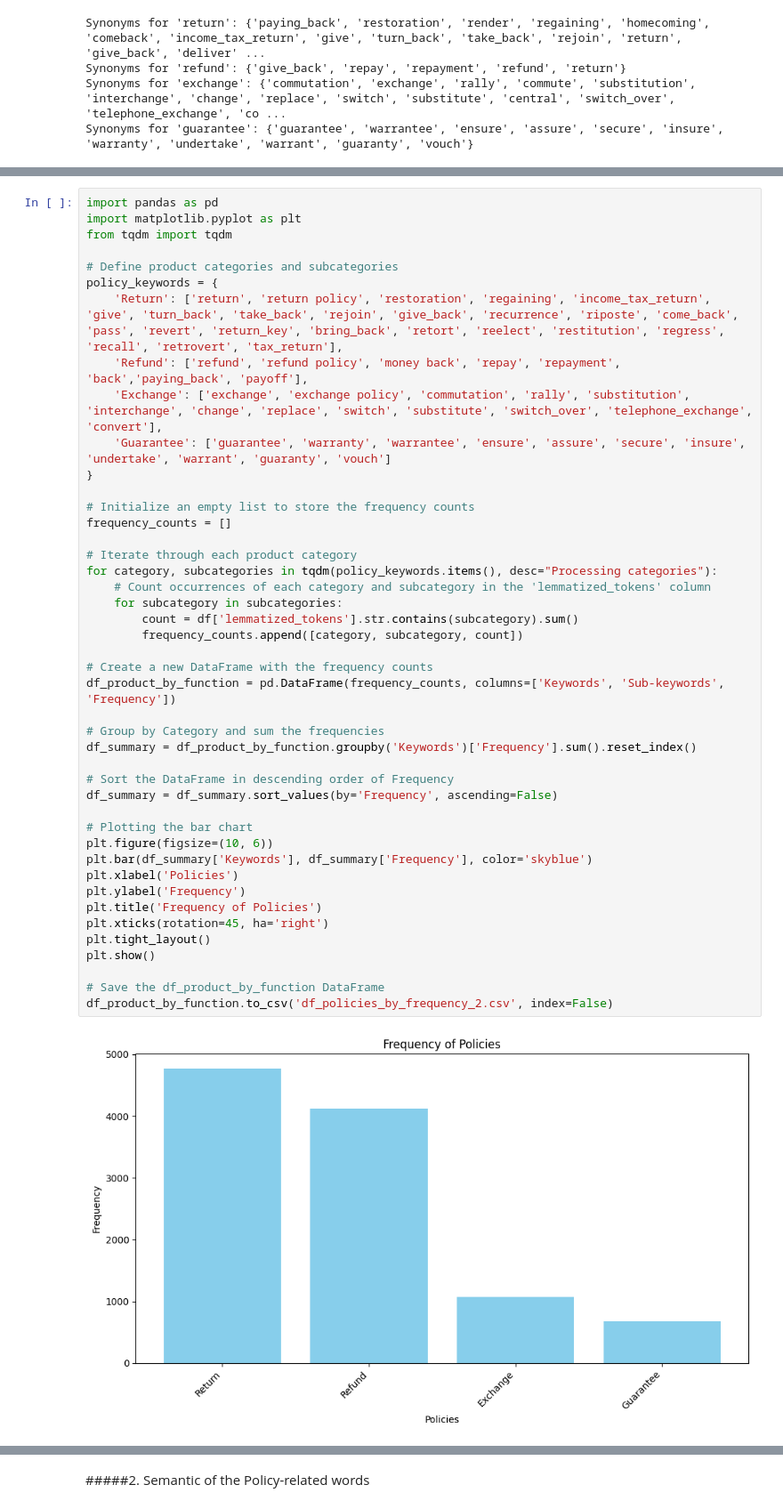
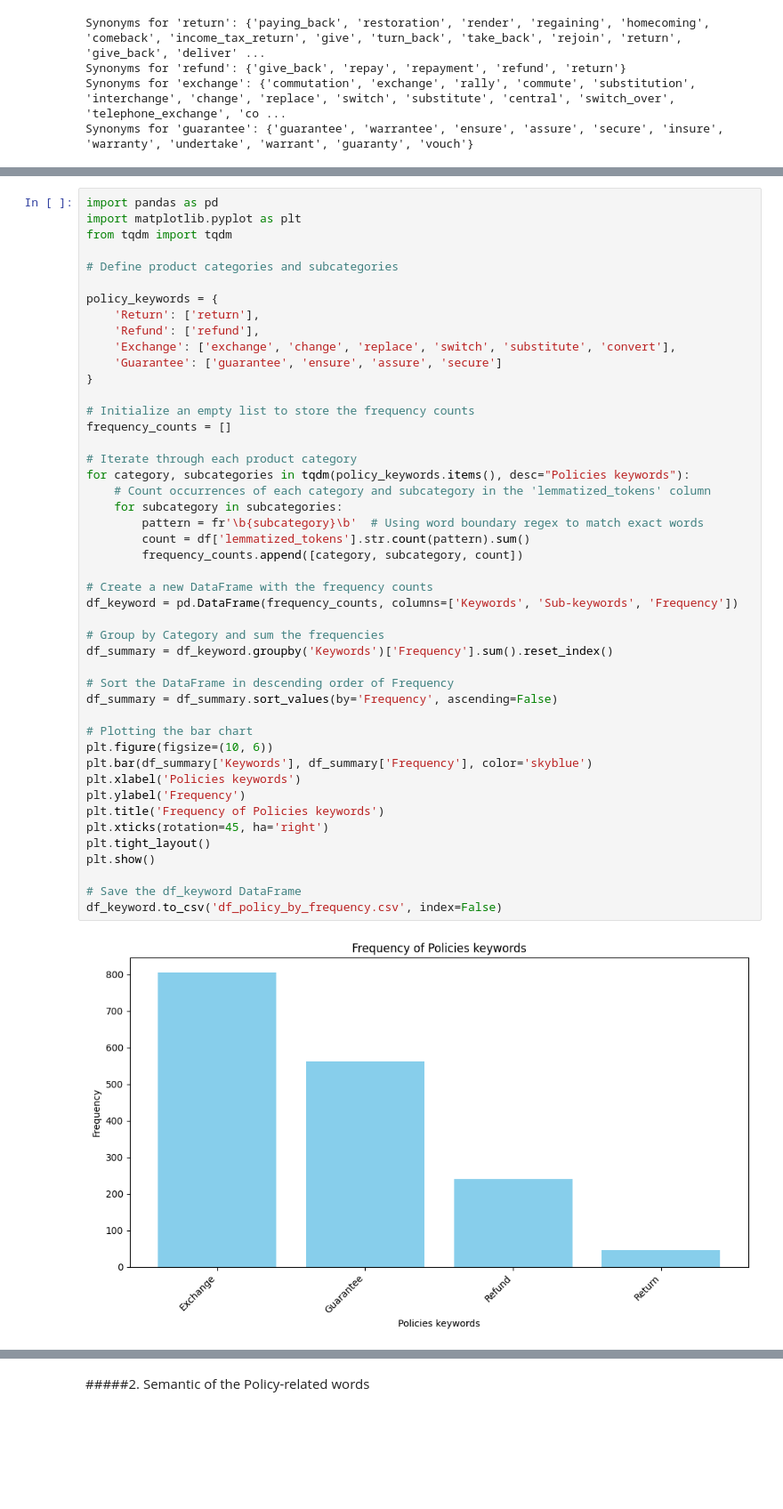
Before and after one commit to hoangquang0601/FYP_Python, a Jupyter notebook: FYP_All.ipynb, the cells around one changed output, grey strips where cells are left out. Shown at 89% size. Cells and saved outputs as stored; diff of their text form; blank space fills up the shorter version.

```diff
--- a/FYP_All.ipynb
+++ b/FYP_All.ipynb
@@ -1925,43 +1956,45 @@ import matplotlib.pyplot as plt
 from tqdm import tqdm
 
 # Define product categories and subcategories
+
 policy_keywords = {
-    'Return': ['return', 'return policy', 'restoration', 'regaining', 'income_tax_return', 'give', 'turn_back', 'take_back', 'rejoin', 'give_back', 'recurrence', 'riposte', 'come_back', 'pass', 'revert', 'return_key', 'bring_back', 'retort', 'reelect', 'restitution', 'regress', 'recall', 'retrovert', 'tax_return'],
-    'Refund': ['refund', 'refund policy', 'money back', 'repay', 'repayment', 'back','paying_back', 'payoff'],
-    'Exchange': ['exchange', 'exchange policy', 'commutation', 'rally', 'substitution', 'interchange', 'change', 'replace', 'switch', 'substitute', 'switch_over', 'telephone_exchange', 'convert'],
-    'Guarantee': ['guarantee', 'warranty', 'warrantee', 'ensure', 'assure', 'secure', 'insure', 'undertake', 'warrant', 'guaranty', 'vouch']
+    'Return': ['return'],
+    'Refund': ['refund'],
+    'Exchange': ['exchange', 'change', 'replace', 'switch', 'substitute', 'convert'],
+    'Guarantee': ['guarantee', 'ensure', 'assure', 'secure']
 }
 
 # Initialize an empty list to store the frequency counts
 frequency_counts = []
 
 # Iterate through each product category
-for category, subcategories in tqdm(policy_keywords.items(), desc="Processing categories"):
+for category, subcategories in tqdm(policy_keywords.items(), desc="Policies keywords"):
     # Count occurrences of each category and subcategory in the 'lemmatized_tokens' column
     for subcategory in subcategories:
-        count = df['lemmatized_tokens'].str.contains(subcategory).sum()
+        pattern = fr'\b{subcategory}\b'  # Using word boundary regex to match exact words
+        count = df['lemmatized_tokens'].str.count(pattern).sum()
         frequency_counts.append([category, subcategory, count])
 
 # Create a new DataFrame with the frequency counts
-df_product_by_function = pd.DataFrame(frequency_counts, columns=['Keywords', 'Sub-keywords', 'Frequency'])
+df_keyword = pd.DataFrame(frequency_counts, columns=['Keywords', 'Sub-keywords', 'Frequency'])
 
 # Group by Category and sum the frequencies
-df_summary = df_product_by_function.groupby('Keywords')['Frequency'].sum().reset_index()
+df_summary = df_keyword.groupby('Keywords')['Frequency'].sum().reset_index()
 
 # Sort the DataFrame in descending order of Frequency
 df_summary = df_summary.sort_values(by='Frequency', ascending=False)
 
 # Plotting the bar chart
 plt.figure(figsize=(10, 6))
 plt.bar(df_summary['Keywords'], df_summary['Frequency'], color='skyblue')
-plt.xlabel('Policies')
+plt.xlabel('Policies keywords')
 plt.ylabel('Frequency')
-plt.title('Frequency of Policies')
+plt.title('Frequency of Policies keywords')
 plt.xticks(rotation=45, ha='right')
 plt.tight_layout()
 plt.show()
 
-# Save the df_product_by_function DataFrame
-df_product_by_function.to_csv('df_policies_by_frequency_2.csv', index=False)
+# Save the df_keyword DataFrame
+df_keyword.to_csv('df_policy_by_frequency.csv', index=False)
 # %% [output]
-[figure, old version]
+[figure, new version]
```
Also changed, not shown: parts of 37 cells of this notebook, 18 other files.
